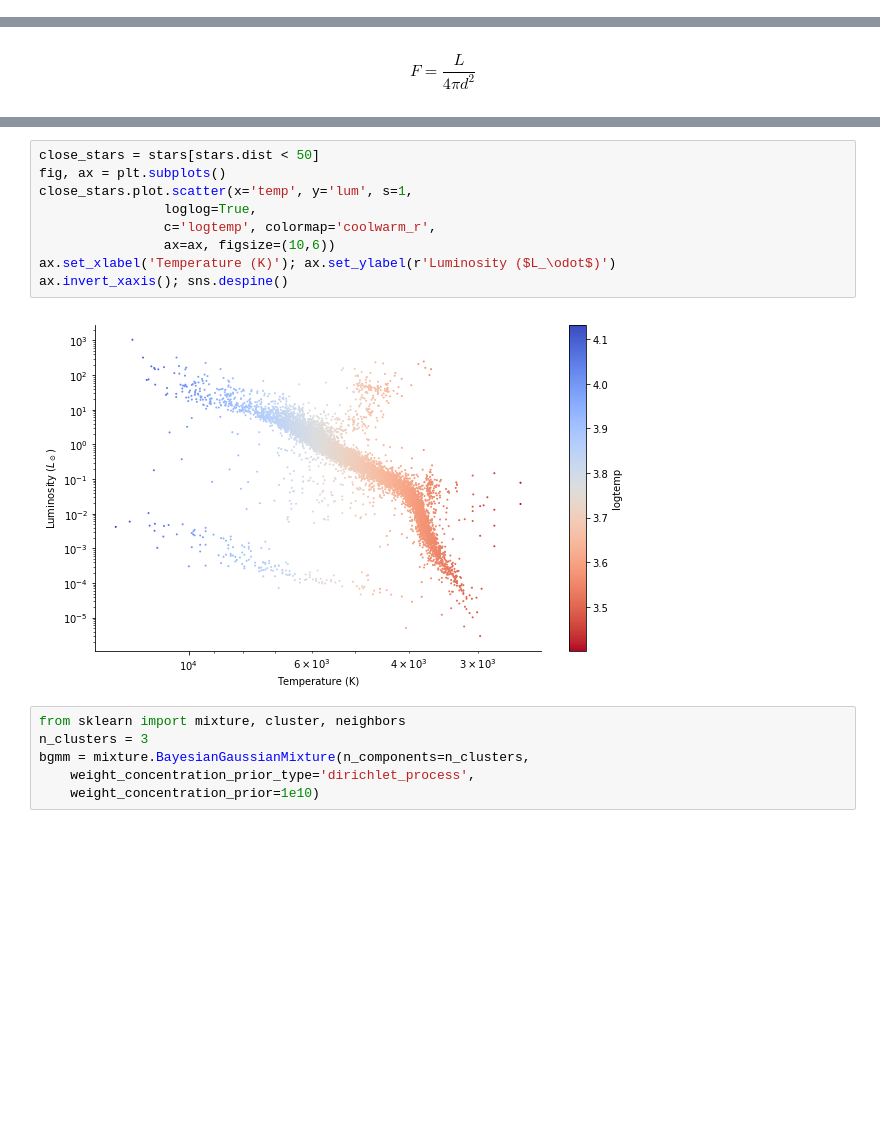
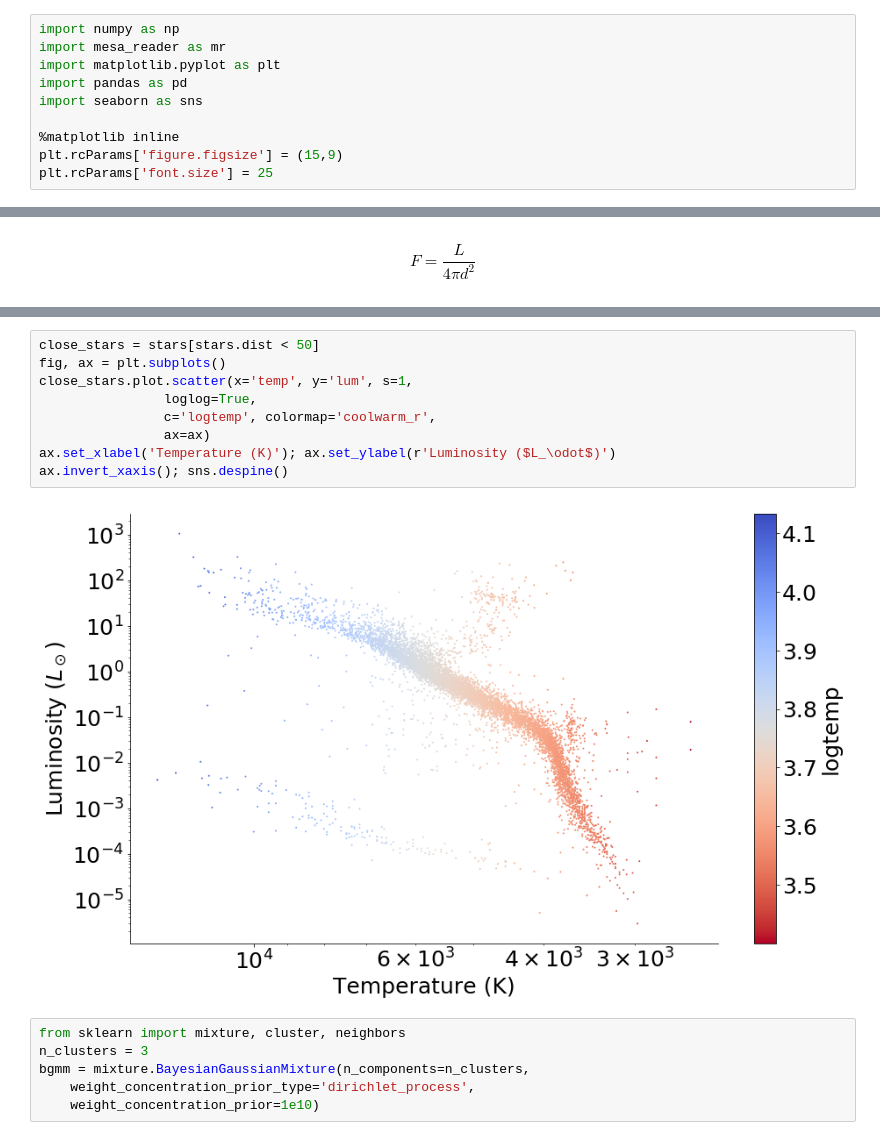
Before and after one commit to cassidymwagner/data_science_hr_diagram, a Jupyter notebook: Data Science in Astronomy with the Hertzsprung-Russell Diagram.ipynb, the cells around one changed output, grey strips where cells are left out. Drawn from its saved outputs; the diff is of its cells as text; blank space fills up the shorter version.

```diff
--- a/Data Science in Astronomy with the Hertzsprung-Russell Diagram.ipynb
+++ b/Data Science in Astronomy with the Hertzsprung-Russell Diagram.ipynb
@@ -1,3 +1,13 @@
+# %%
+import numpy as np
+import mesa_reader as mr
+import matplotlib.pyplot as plt
+import pandas as pd
+import seaborn as sns
+
+%matplotlib inline
+plt.rcParams['figure.figsize'] = (15,9)
+plt.rcParams['font.size'] = 25
 # %% [markdown]
 ## What is data science?
 
@@ -131,14 +126,14 @@ sns.jointplot(data=data, x='dist', y='lum', kind='kde')
 # %%
 close_stars = stars[stars.dist < 50]
 fig, ax = plt.subplots()
 close_stars.plot.scatter(x='temp', y='lum', s=1,
                 loglog=True,
                 c='logtemp', colormap='coolwarm_r',
-                ax=ax, figsize=(10,6))
+                ax=ax)
 ax.set_xlabel('Temperature (K)'); ax.set_ylabel(r'Luminosity ($L_\odot$)')
 ax.invert_xaxis(); sns.despine()
 # %% [output]
-[figure, old version]
+[figure, new version]
 # %%
 from sklearn import mixture, cluster, neighbors
 n_clusters = 3
```
Also changed, not shown: parts of 18 cells of this notebook.
